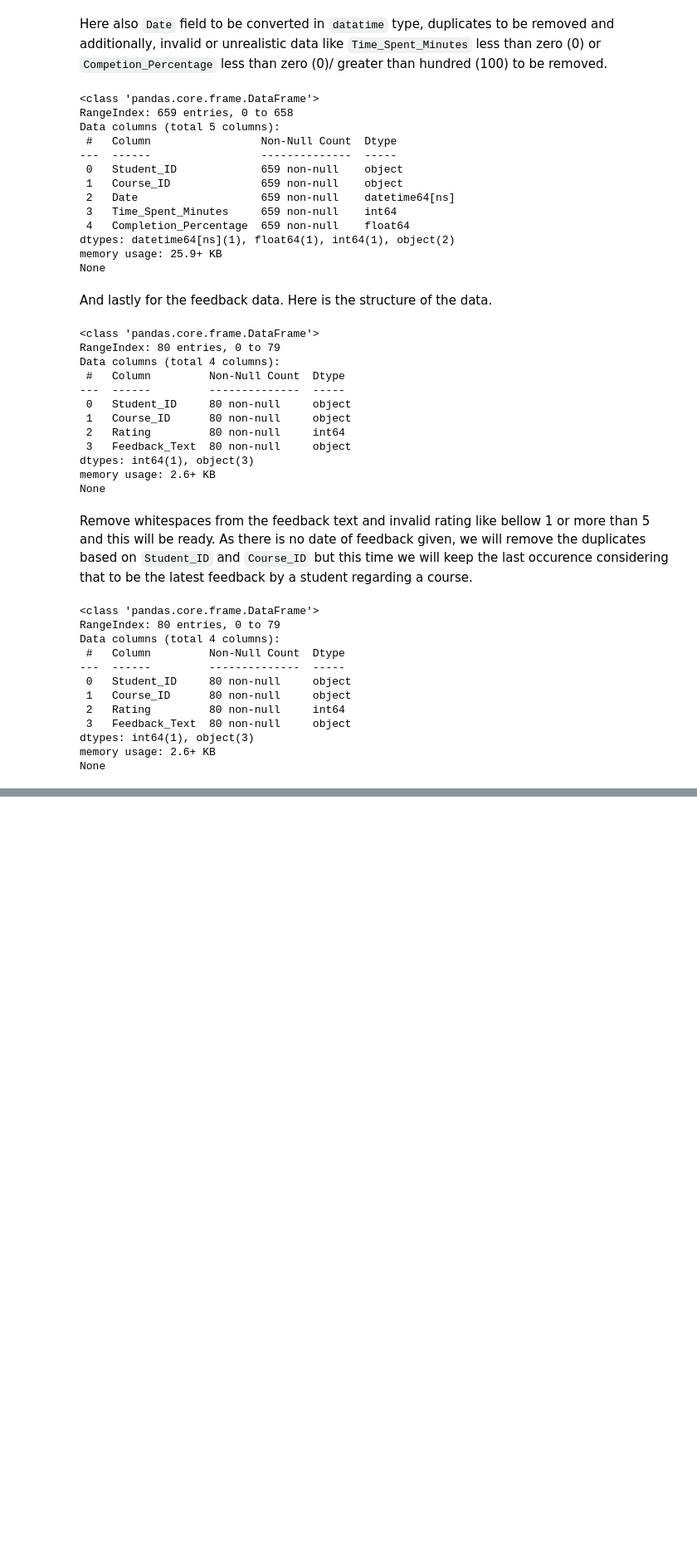
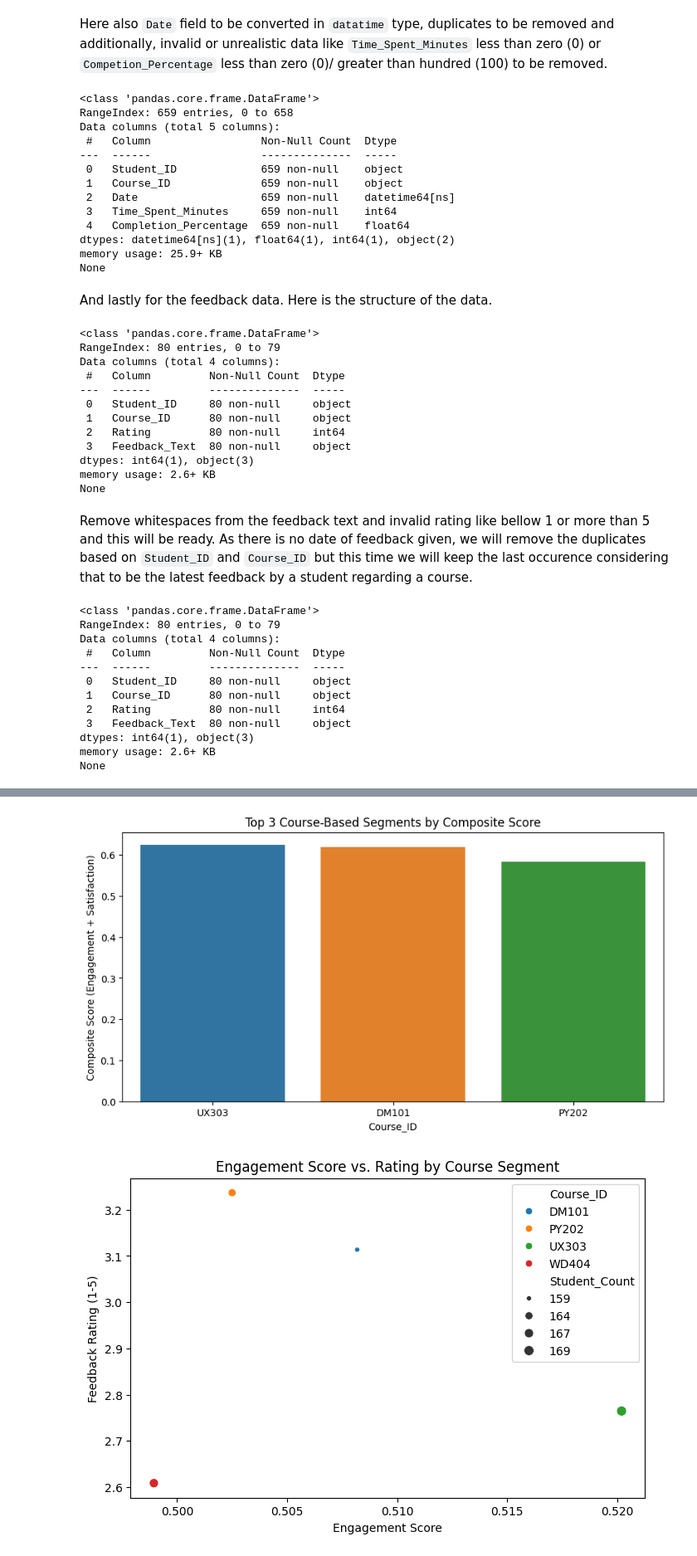
Before and after one commit to kiran86/zylentrix-data-analysis, a Jupyter notebook: zylentrix-analysis.ipynb, the cells around one changed output, grey strips where cells are left out. Shown: that part at 83% size. Drawn from its saved outputs; the diff is of its cells as text; code cells hidden in the pictures; blank space fills up the shorter version.

```diff
--- a/zylentrix-analysis.ipynb
+++ b/zylentrix-analysis.ipynb
@@ -192,0 +355,56 @@ Now the cleaning is done, analysis can be started.
+# %%
+# merge data frames
+merged_df = course_activity_df.merge(
+    students_df[['Student_ID', 'Age', 'Gender', 'Location']],
+    on='Student_ID',
+    how='left'
+)
+# create a new column for age bins
+merged_df['Age_Group'] = pd.cut(merged_df['Age'], bins=age_bins, labels=labels, include_lowest=True)
+
+# merge with feedback data frame to include ratings
+merged_df = merged_df.merge(
+    feedback_df[['Student_ID', 'Course_ID', 'Rating']],
+    on=['Student_ID', 'Course_ID'],
+    how='left' # only include records with feedback
+)
+
+# Normalize Time_Spent_Minutes and Completion_Percentage
+merged_df['Norm_Time_Spent'] = (merged_df['Time_Spent_Minutes'] - merged_df['Time_Spent_Minutes'].min()) / (merged_df['Time_Spent_Minutes'].max() - merged_df['Time_Spent_Minutes'].min())
+merged_df['Norm_Completion'] = (merged_df['Completion_Percentage'] - merged_df['Completion_Percentage'].min()) / (merged_df['Completion_Percentage'].max() - merged_df['Completion_Percentage'].min())
+
+# Composite engagement score (average of normalized metrics)
+merged_df['Engagement_Score'] = (merged_df['Norm_Time_Spent'] + merged_df['Norm_Completion']) / 2
+
+# Segment by Course_ID only
+segment_metrics = merged_df.groupby('Course_ID').agg({
+    'Engagement_Score': 'mean',
+    'Rating': 'mean',
+    'Student_ID': 'count'
+}).rename(columns={'Student_ID': 'Student_Count'}).reset_index()
+
+# Normalize and create composite score
+segment_metrics['Norm_Engagement'] = (segment_metrics['Engagement_Score'] - segment_metrics['Engagement_Score'].min()) / (segment_metrics['Engagement_Score'].max() - segment_metrics['Engagement_Score'].min())
+segment_metrics['Norm_Rating'] = (segment_metrics['Rating'] - segment_metrics['Rating'].min()) / (segment_metrics['Rating'].max() - segment_metrics['Rating'].min())
+segment_metrics['Composite_Score'] = (segment_metrics['Norm_Engagement'] + segment_metrics['Norm_Rating']) / 2
+
+# Get top 3
+top_segments = segment_metrics.sort_values(by='Composite_Score', ascending=False).head(3)
+
+# Bar plot for top segments
+plt.figure(figsize=(10, 5))
+sns.barplot(data=top_segments, x='Course_ID', y='Composite_Score', hue='Course_ID')
+plt.title('Top 3 Course-Based Segments by Composite Score')
+plt.ylabel('Composite Score (Engagement + Satisfaction)')
+plt.show()
+
+# Scatter plot of engagement vs. rating
+plt.figure(figsize=(8, 5))
+sns.scatterplot(data=segment_metrics, x='Engagement_Score', y='Rating', size='Student_Count', hue='Course_ID')
+plt.title('Engagement Score vs. Rating by Course Segment')
+plt.xlabel('Engagement Score')
+plt.ylabel('Feedback Rating (1-5)')
+plt.show()
+# %% [output]
+[figure, added]
+[figure, added]
```
Also changed, not shown: parts of 19 cells of this notebook, 1 other file.
